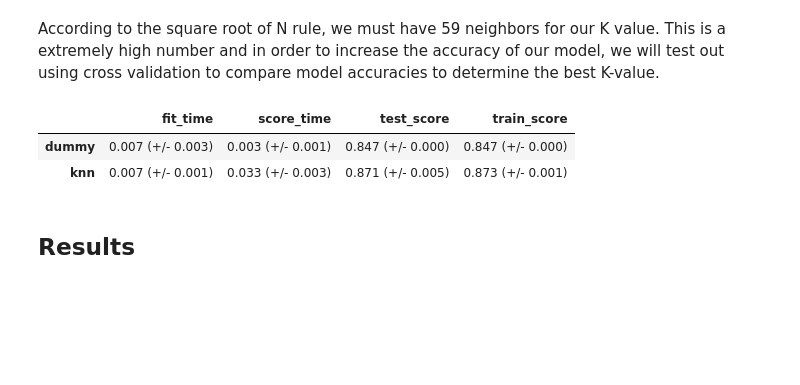
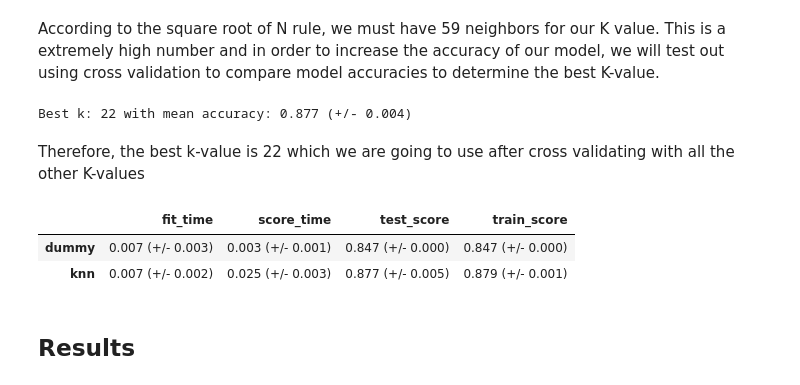
Before and after one commit to DSCI-310-2024/DSCI-310_Group-Project_Group8_Purchasing-Intent-Analysis, a Jupyter notebook: project/Milestone1.ipynb, the cells around one changed output. Drawn from its saved outputs; the diff is of its cells as text; code cells hidden in the pictures; blank space fills up the shorter version.

Commit message:
added cross validation method to get best k value

```diff
--- a/project/Milestone1.ipynb
+++ b/project/Milestone1.ipynb
@@ -623,24 +623,52 @@ math.sqrt(len(y_test))
 60.51446108162907
 # %% [markdown]
 According to the square root of N rule, we must have 59 neighbors for our K value. This is a extremely high number and in order to increase the accuracy of our model, we will test out using cross validation to compare model accuracies to determine the best K-value.
+# %%
+knn_results = {}
+
+# Range of k values to test
+k_values = range(1, 59)
+
+# Loop over each k value, create a kNN model, and perform cross-validation
+for k in k_values:
+    knn_model = KNeighborsClassifier(n_neighbors=k, p=2, metric='euclidean')
+    knn_pipe = make_pipeline(preprocessor, knn_model)
+    scores = cross_validate(knn_pipe, X_train, y_train, cv=10, return_train_score=True, scoring='accuracy')
+    mean_score = scores['test_score'].mean()
+    std_score = scores['test_score'].std()
+    knn_results[k] = (mean_score, std_score)
+
+# Convert the results dictionary to a DataFrame for easier analysis
+knn_results_df = pd.DataFrame(knn_results, index=['mean_accuracy', 'std_accuracy']).T
+
+# Find the k value with the highest mean accuracy
+best_k = knn_results_df['mean_accuracy'].idxmax()
+best_score = knn_results_df.loc[best_k, 'mean_accuracy']
+best_std = knn_results_df.loc[best_k, 'std_accuracy']
+
+print(f"Best k: {best_k} with mean accuracy: {best_score:.3f} (+/- {best_std:.3f})")
+# %% [output]
+Best k: 22 with mean accuracy: 0.877 (+/- 0.004)
+# %% [markdown]
+Therefore, the best k-value is 22 which we are going to use after cross validating with all the other K-values
 # %%
 # Make the kNN model
-kNN_model = KNeighborsClassifier(n_neighbors=59,p=2,metric='euclidean')
+kNN_model = KNeighborsClassifier(n_neighbors=22,p=2,metric='euclidean')
 
 # defining kNN classifer pipeline
 knn_pipe = make_pipeline(preprocessor, kNN_model)
 
 # fitting kNN model and reporting results to the results_dict
 results_dict["knn"] = mean_std_cross_val_scores(
     knn_pipe, X_train, y_train, cv=10, return_train_score=True
 )
 
 # viewing kNN classifier results
 results_df = pd.DataFrame(results_dict).T
 results_df
 # %% [output]
 |  | fit_time | score_time | test_score | train_score |
 | dummy | 0.007 (+/- 0.003) | 0.003 (+/- 0.001) | 0.847 (+/- 0.000) | 0.847 (+/- 0.000) |
-| knn | 0.007 (+/- 0.001) | 0.033 (+/- 0.003) | 0.871 (+/- 0.005) | 0.873 (+/- 0.001) |
+| knn | 0.007 (+/- 0.002) | 0.025 (+/- 0.003) | 0.877 (+/- 0.005) | 0.879 (+/- 0.001) |
 # %% [markdown]
 ## Results
```
